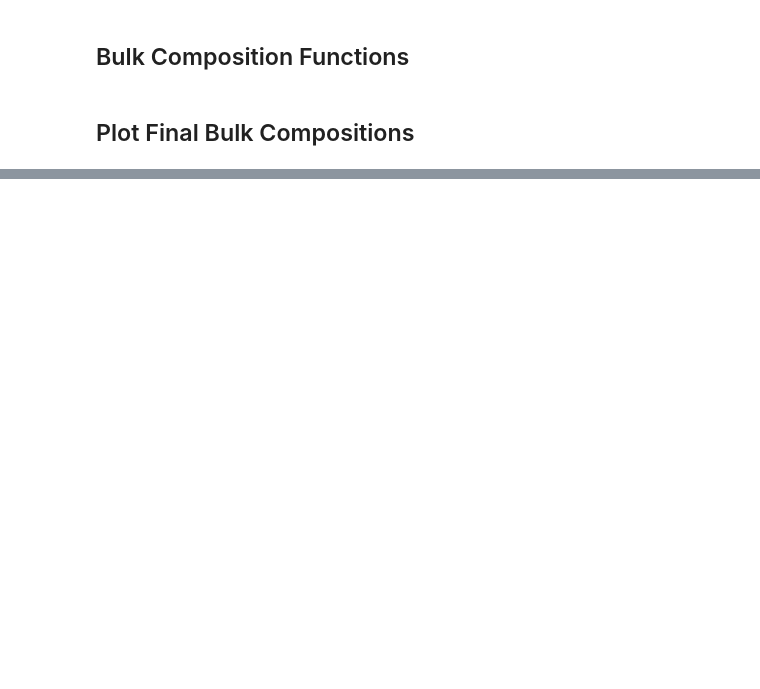
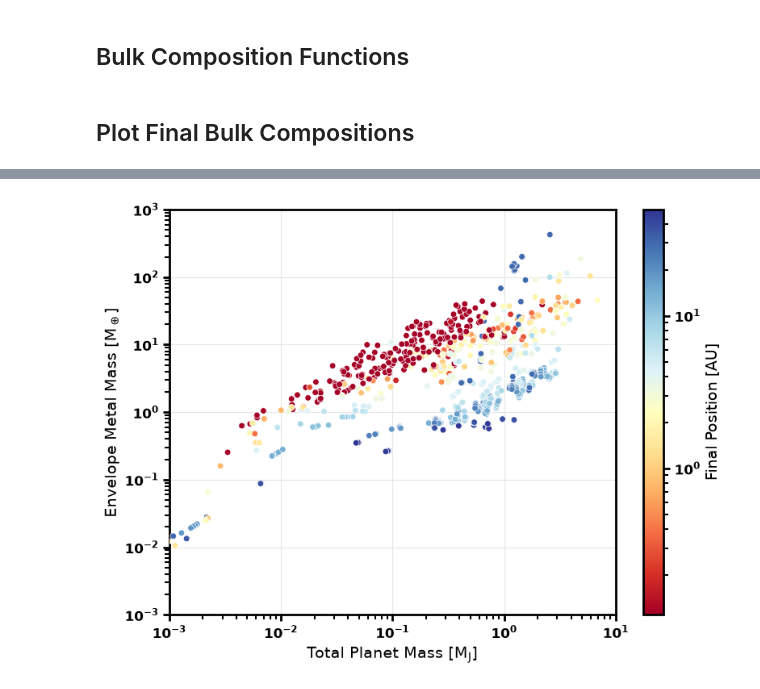
Before and after one commit to BenT1105/DiscEvolution, a Jupyter notebook: notebooks/popsynth_plots.ipynb, the cells around one changed output, grey strips where cells are left out. Cells and saved outputs as stored; diff of their text form; code cells hidden in the pictures; blank space fills up the shorter version.

```diff
--- a/notebooks/popsynth_plots.ipynb
+++ b/notebooks/popsynth_plots.ipynb
@@ -693,34 +700,36 @@ plt.show()
 
 fig, ax = plt.subplots(figsize = (8, 6))
 
 ax.scatter(Mp, envelope_metal_mass(df_planets), c = Rp, cmap = cmap, norm = norm, s = 30,
            edgecolors = "white", linewidths = 0.5, zorder = 3)
 
 ax.set_xscale("log")
 ax.set_yscale("log")
 
-## Planet mass range shown [Jupiter masses]
 ax.set_xlim(1e-3, 1e1)
+ax.set_ylim(1e-3, 1e3)
 
 ax.set_xlabel(r"Total Planet Mass [M$_{\rm J}$]")
 ax.set_ylabel(r"Envelope Metal Mass [M$_\oplus$]")
 ax.grid(True, which = "major", color = "0.9", linewidth = 0.8, zorder = 0)
 
 ## Colourbar for final position
 cbar = fig.colorbar(plt.cm.ScalarMappable(norm = norm, cmap = cmap), ax = ax)
 cbar.set_label(r"Final Position [AU]")
 
 fig.tight_layout()
 
 ## Bold the tick labels on the plot and the colourbar
 bold_ticks(ax, cbar.ax)
 
 ## Save the figure to FIG_DIR
 if SAVE_FIGS:
     os.makedirs(FIG_DIR, exist_ok = True)
     fig.savefig(os.path.join(FIG_DIR, "envelope_metal_mass.png"), dpi = 300, bbox_inches = "tight")
 
 plt.show()
+# %% [output]
+[figure, added]
 # %%
 ## Final envelope metallicity of each planet (in solar units) against its total mass
 
```
Also changed, not shown: parts of 7 cells of this notebook.
